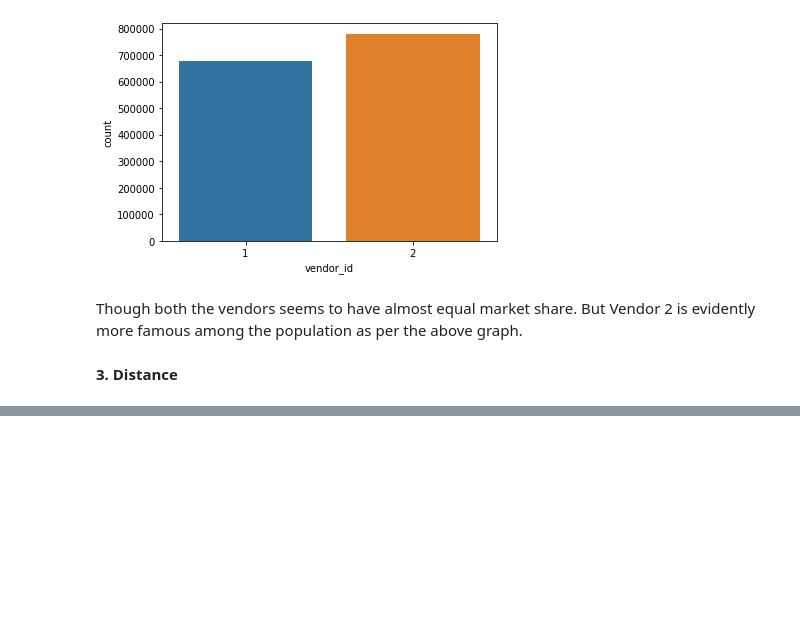
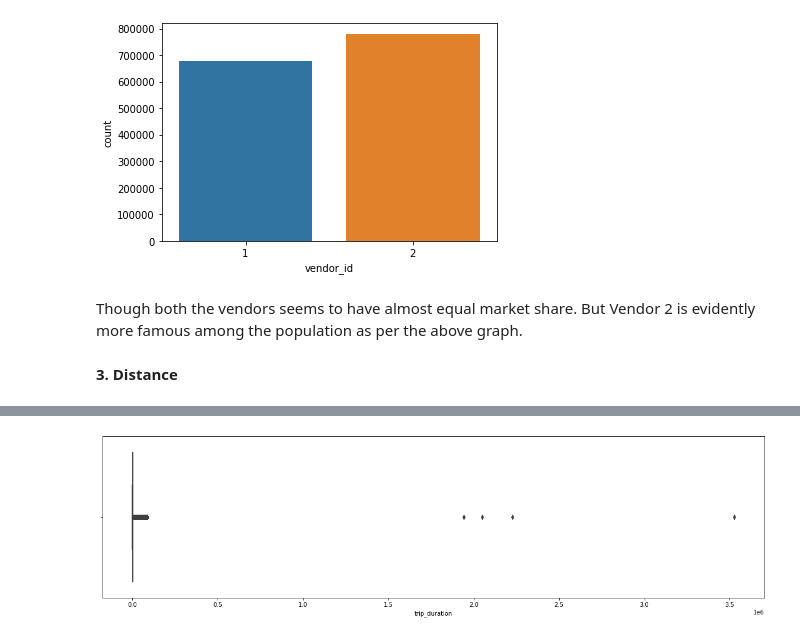
Before and after one commit to Akshay-Malwade/NewYork-Taxi-Trip-Time-Prediction, a Jupyter notebook: NYC_Taxi_Trip_Time_Prediction_Capstone_Project_2.ipynb, the cells around one changed output, grey strips where cells are left out. Cells and saved outputs as stored; diff of their text form; code cells hidden in the pictures; blank space fills up the shorter version.

```diff
--- a/NYC_Taxi_Trip_Time_Prediction_Capstone_Project_2.ipynb
+++ b/NYC_Taxi_Trip_Time_Prediction_Capstone_Project_2.ipynb
@@ -260,0 +335,6 @@ Though both the vendors seems to have almost equal market share. But Vendor 2 is
+# %%
+plt.figure(figsize = (20,5))
+sns.boxplot(taxi.trip_duration)
+plt.show()
+# %% [output]
+[figure, added]
```
Also changed, not shown: parts of 23 cells of this notebook.
